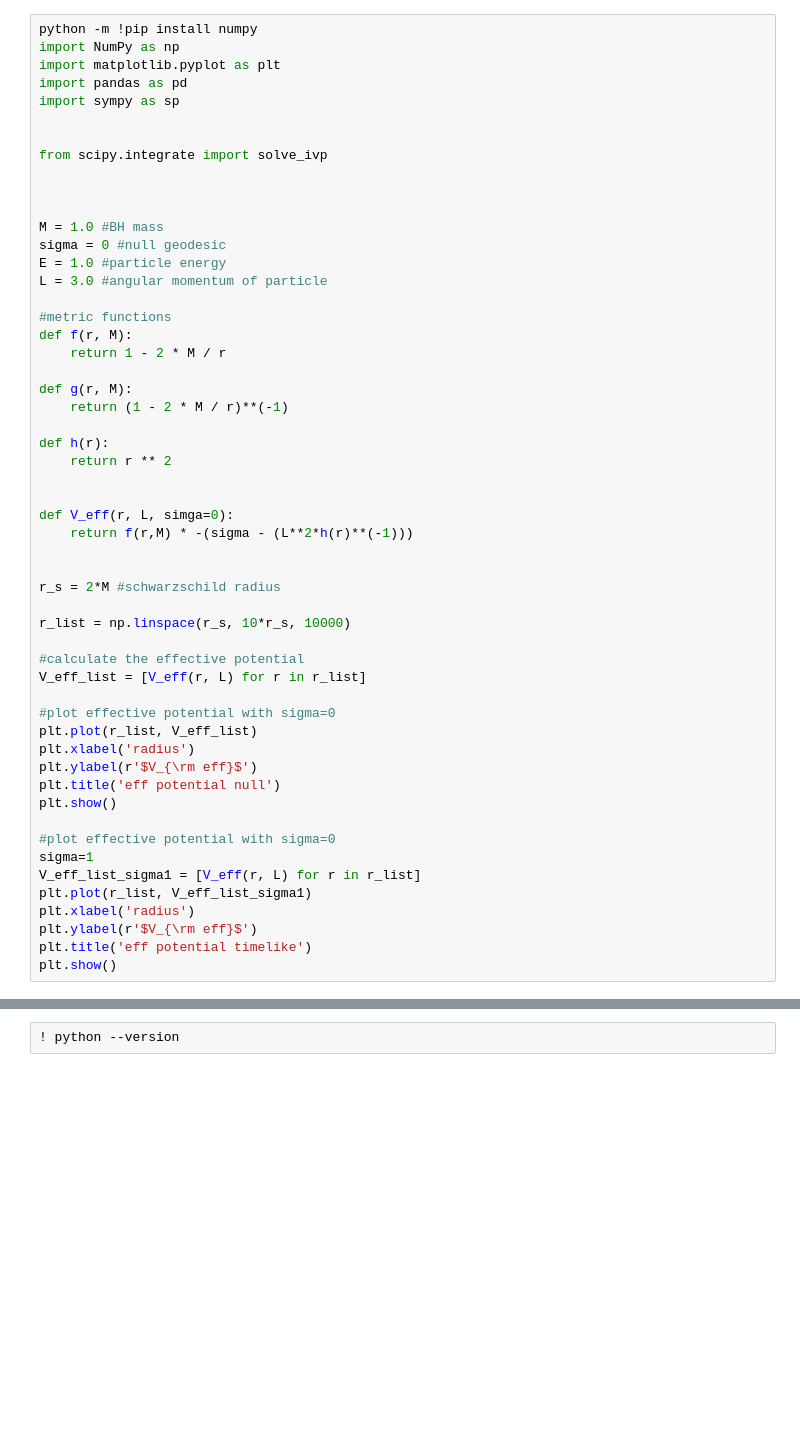
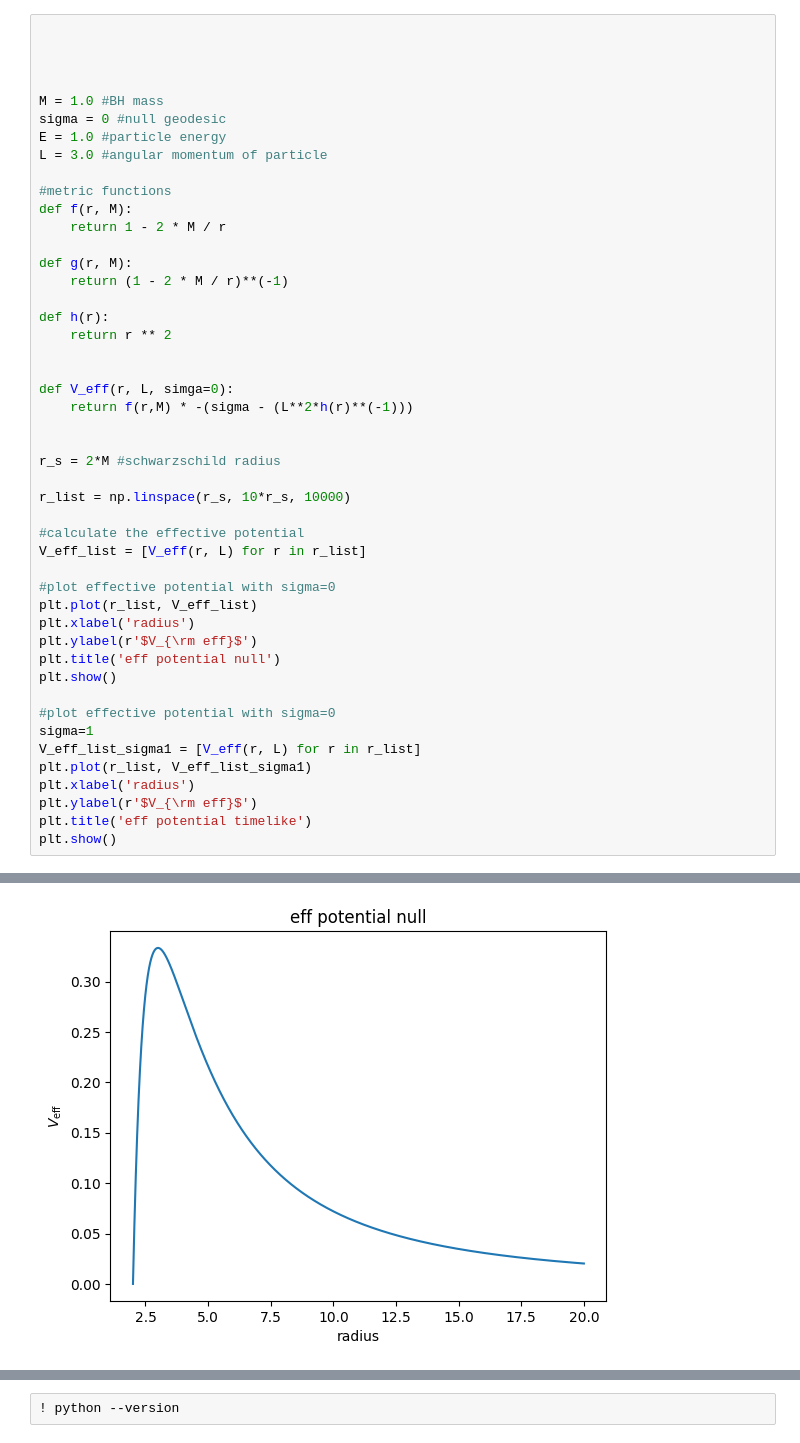
Before and after one commit to AdamSmithOrlik/quantum-black-holes, a Jupyter notebook: darius/research.ipynb, the cells around one changed output, grey strips where cells are left out. Saved outputs shown, nothing was run; the diff lists cells and outputs as text; blank space fills up the shorter version.

```diff
--- a/darius/research.ipynb
+++ b/darius/research.ipynb
@@ -1,12 +10,5 @@
 # %%
-python -m !pip install numpy
-import NumPy as np
-import matplotlib.pyplot as plt
-import pandas as pd
-import sympy as sp
 
-
-from scipy.integrate import solve_ivp
 
 
 
@@ -56,0 +58 @@ SyntaxError: invalid syntax (131872307.py, line 1)
+[figure, added]
```
Also changed, not shown: parts of 2 cells of this notebook.
